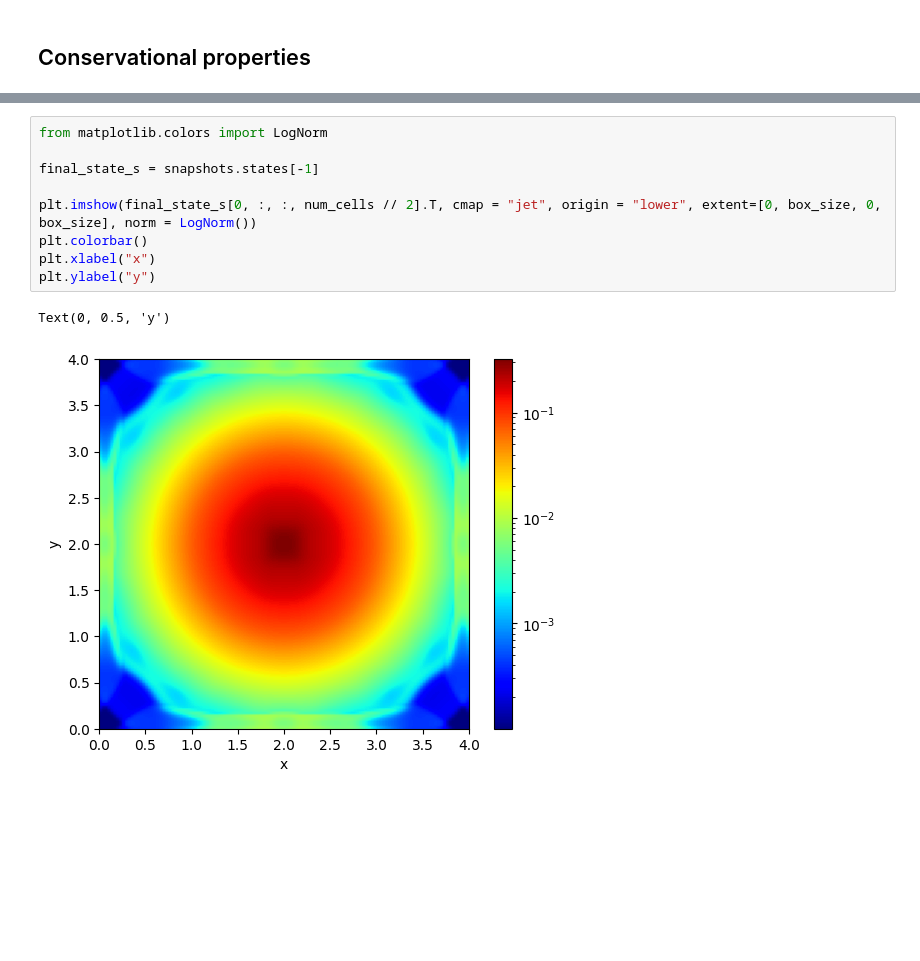
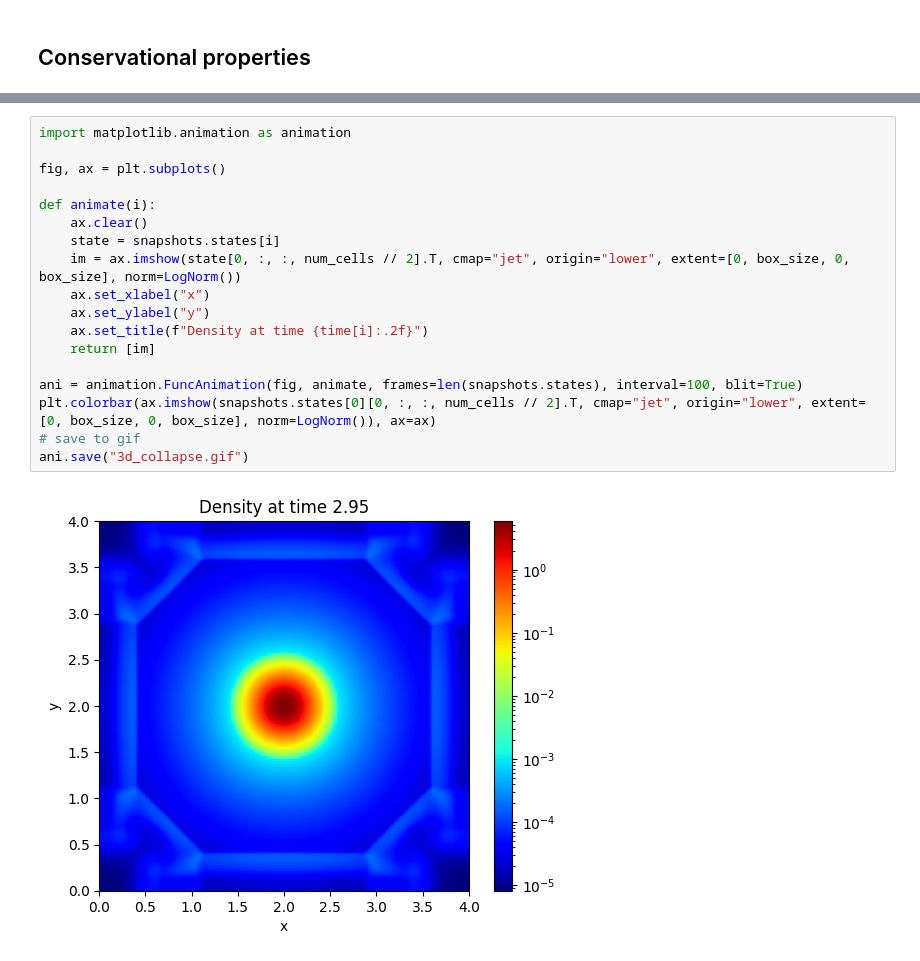
Before and after one commit to leo1200/jf1uids, a Jupyter notebook: notebooks/self_gravity/evrards_collapse.ipynb, the cells around one changed output, grey strips where cells are left out. Cells and saved outputs as stored; diff of their text form; blank space fills up the shorter version.

```diff
--- a/notebooks/self_gravity/evrards_collapse.ipynb
+++ b/notebooks/self_gravity/evrards_collapse.ipynb
@@ -209,12 +206,20 @@ plt.legend()
-# %%
-from matplotlib.colors import LogNorm
-
-final_state_s = snapshots.states[-1]
-
-plt.imshow(final_state_s[0, :, :, num_cells // 2].T, cmap = "jet", origin = "lower", extent=[0, box_size, 0, box_size], norm = LogNorm())
-plt.colorbar()
-plt.xlabel("x")
-plt.ylabel("y")
-# %% [output]
-Text(0, 0.5, 'y')
-[figure, removed]
+# %%
+import matplotlib.animation as animation
+
+fig, ax = plt.subplots()
+
+def animate(i):
+    ax.clear()
+    state = snapshots.states[i]
+    im = ax.imshow(state[0, :, :, num_cells // 2].T, cmap="jet", origin="lower", extent=[0, box_size, 0, box_size], norm=LogNorm())
+    ax.set_xlabel("x")
+    ax.set_ylabel("y")
+    ax.set_title(f"Density at time {time[i]:.2f}")
+    return [im]
+
+ani = animation.FuncAnimation(fig, animate, frames=len(snapshots.states), interval=100, blit=True)
+plt.colorbar(ax.imshow(snapshots.states[0][0, :, :, num_cells // 2].T, cmap="jet", origin="lower", extent=[0, box_size, 0, box_size], norm=LogNorm()), ax=ax)
+# save to gif
+ani.save("3d_collapse.gif")
+# %% [output]
+[figure, added]
```
Also changed, not shown: parts of 9 cells of this notebook, 15 other files.
